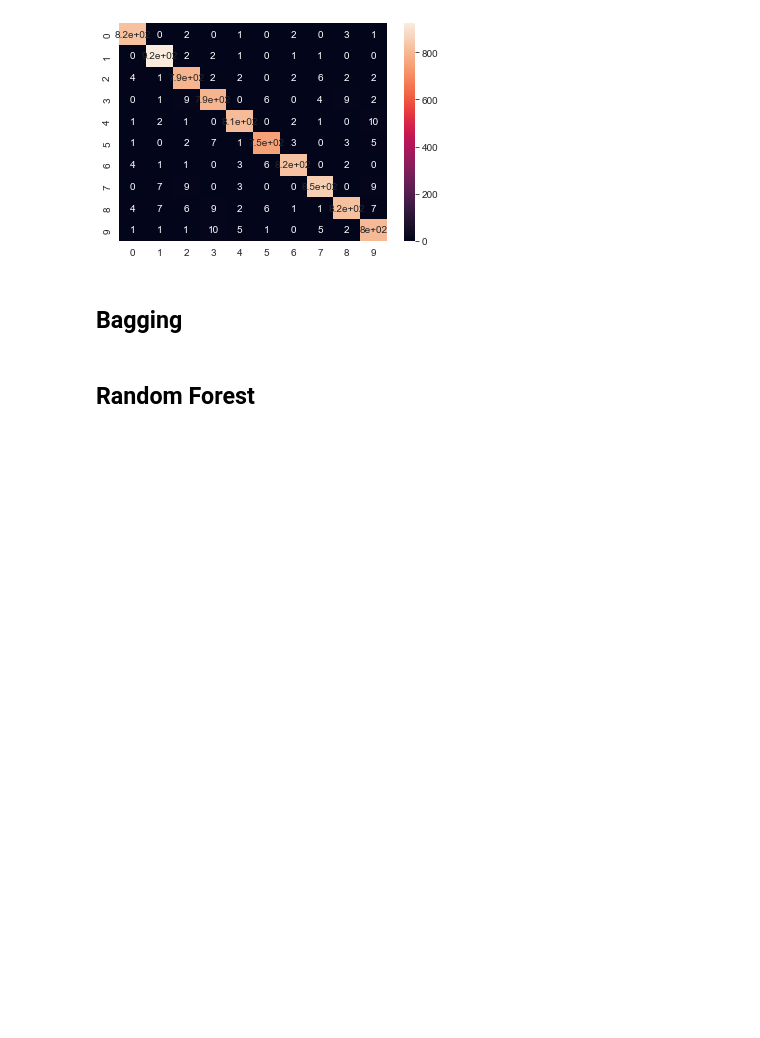
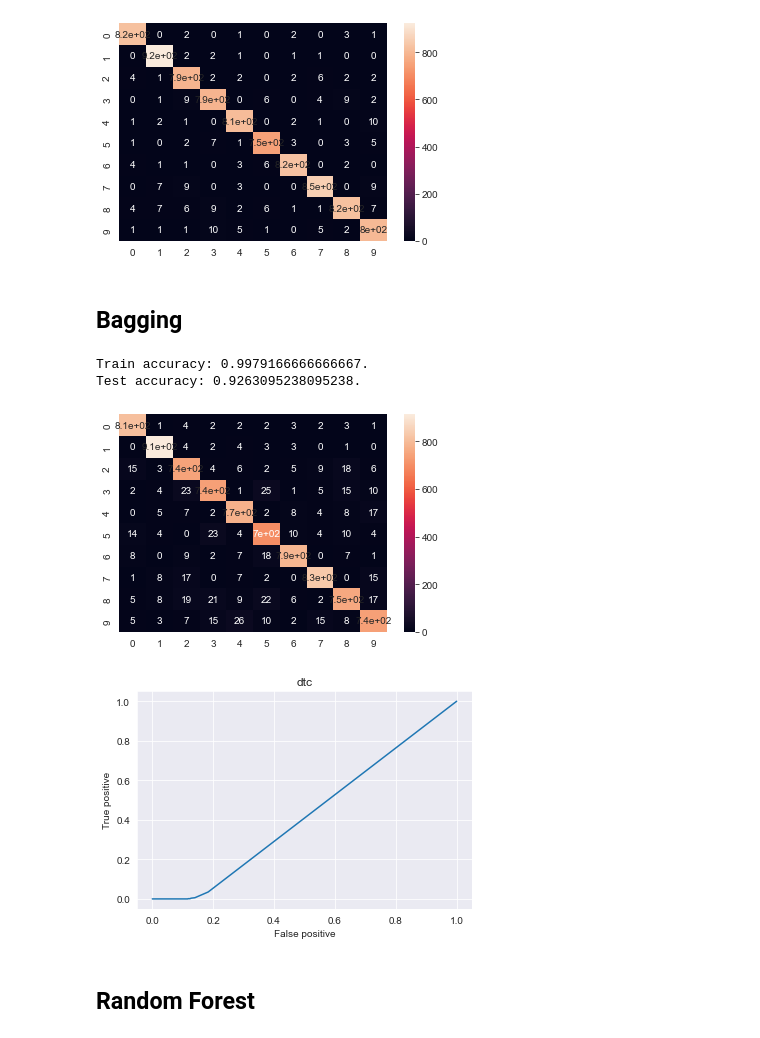
Before and after one commit to Im-Rises/digit_recognizer_ml, a Jupyter notebook: main_kaggle.ipynb, the cells around one changed output. Cells and saved outputs as stored; diff of their text form; code cells hidden in the pictures; blank space fills up the shorter version.

```diff
--- a/main_kaggle.ipynb
+++ b/main_kaggle.ipynb
@@ -312,17 +292,22 @@ Test accuracy: 0.9736904761904762.
 # %% [markdown]
 ## Bagging
 # %%
-# from sklearn.ensemble import BaggingClassifier
-#
-# bclf = BaggingClassifier()
-#
-# bclf.fit(X_train, y_train)
-#
-# y_pred_train = bclf.predict(X_train)
-# y_pred_test = bclf.predict(X_test)
-#
-# print_scores(y_train, y_test, y_pred_train, y_pred_test)
-# print_confusion_matrix(y_test, y_pred_test)
-# print_roc_curve(X_test, y_test, "DecisionTreeClassifier", "dtc")
+from sklearn.ensemble import BaggingClassifier
+
+bclf = BaggingClassifier()
+
+bclf.fit(X_train, y_train)
+
+y_pred_train = bclf.predict(X_train)
+y_pred_test = bclf.predict(X_test)
+
+print_scores(y_train, y_test, y_pred_train, y_pred_test)
+print_confusion_matrix(y_test, y_pred_test)
+print_roc_curve(bclf, X_test, y_test, "DecisionTreeClassifier", "dtc")
+# %% [output]
+Train accuracy: 0.9979166666666667.
+Test accuracy: 0.9263095238095238.
+[figure, added]
+[figure, added]
 # %% [markdown]
 ## Random Forest
```
Also changed, not shown: parts of 4 cells of this notebook.
